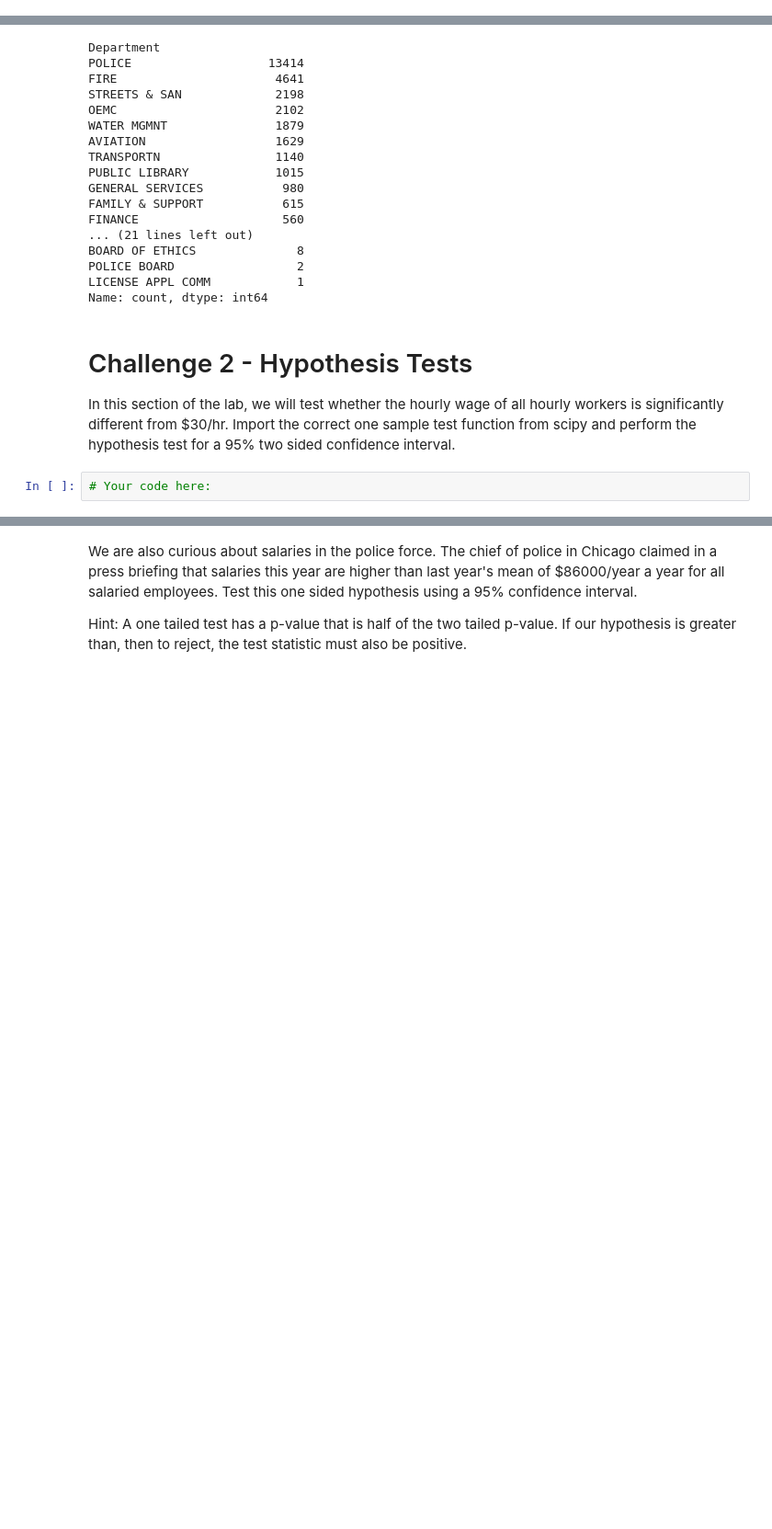
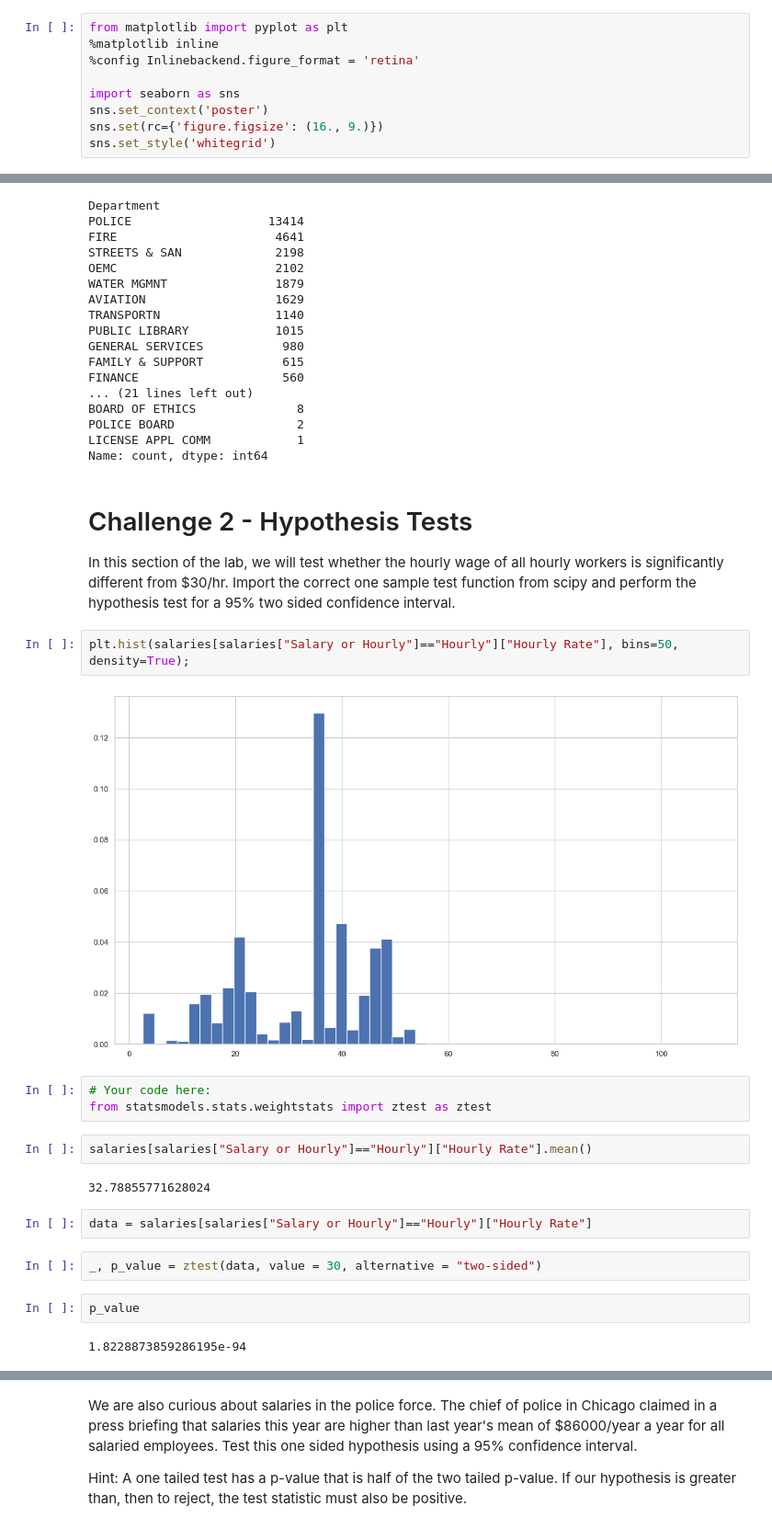
Before and after one commit to luciaaguzzoni/lab-hypothesis-testing, a Jupyter notebook: your-code/main.ipynb, the cells around one changed output, grey strips where cells are left out. Shown at 92% size. Saved outputs shown, nothing was run; the diff lists cells and outputs as text; blank space fills up the shorter version.

```diff
--- a/your-code/main.ipynb
+++ b/your-code/main.ipynb
@@ -9,3 +10,12 @@ import numpy as np
+# %%
+from matplotlib import pyplot as plt
+%matplotlib inline
+%config Inlinebackend.figure_format = 'retina'
+
+import seaborn as sns
+sns.set_context('poster')
+sns.set(rc={'figure.figsize': (16., 9.)})
+sns.set_style('whitegrid')
 # %% [markdown]
 # Challenge 1 - Exploring the Data
 
@@ -74,5 +84,22 @@ Name: count, dtype: int64
 # Challenge 2 - Hypothesis Tests
 
 In this section of the lab, we will test whether the hourly wage of all hourly workers is significantly different from $30/hr. Import the correct one sample test function from scipy and perform the hypothesis test for a 95% two sided confidence interval.
+# %%
+plt.hist(salaries[salaries["Salary or Hourly"]=="Hourly"]["Hourly Rate"], bins=50, density=True);
+# %% [output]
+[figure, added]
 # %%
 # Your code here:
+from statsmodels.stats.weightstats import ztest as ztest
+# %%
+salaries[salaries["Salary or Hourly"]=="Hourly"]["Hourly Rate"].mean()
+# %% [output]
+32.78855771628024
+# %%
+data = salaries[salaries["Salary or Hourly"]=="Hourly"]["Hourly Rate"]
+# %%
+_, p_value = ztest(data, value = 30, alternative = "two-sided")
+# %%
+p_value
+# %% [output]
+1.8228873859286195e-94
```
Also changed, not shown: parts of 32 cells of this notebook.
